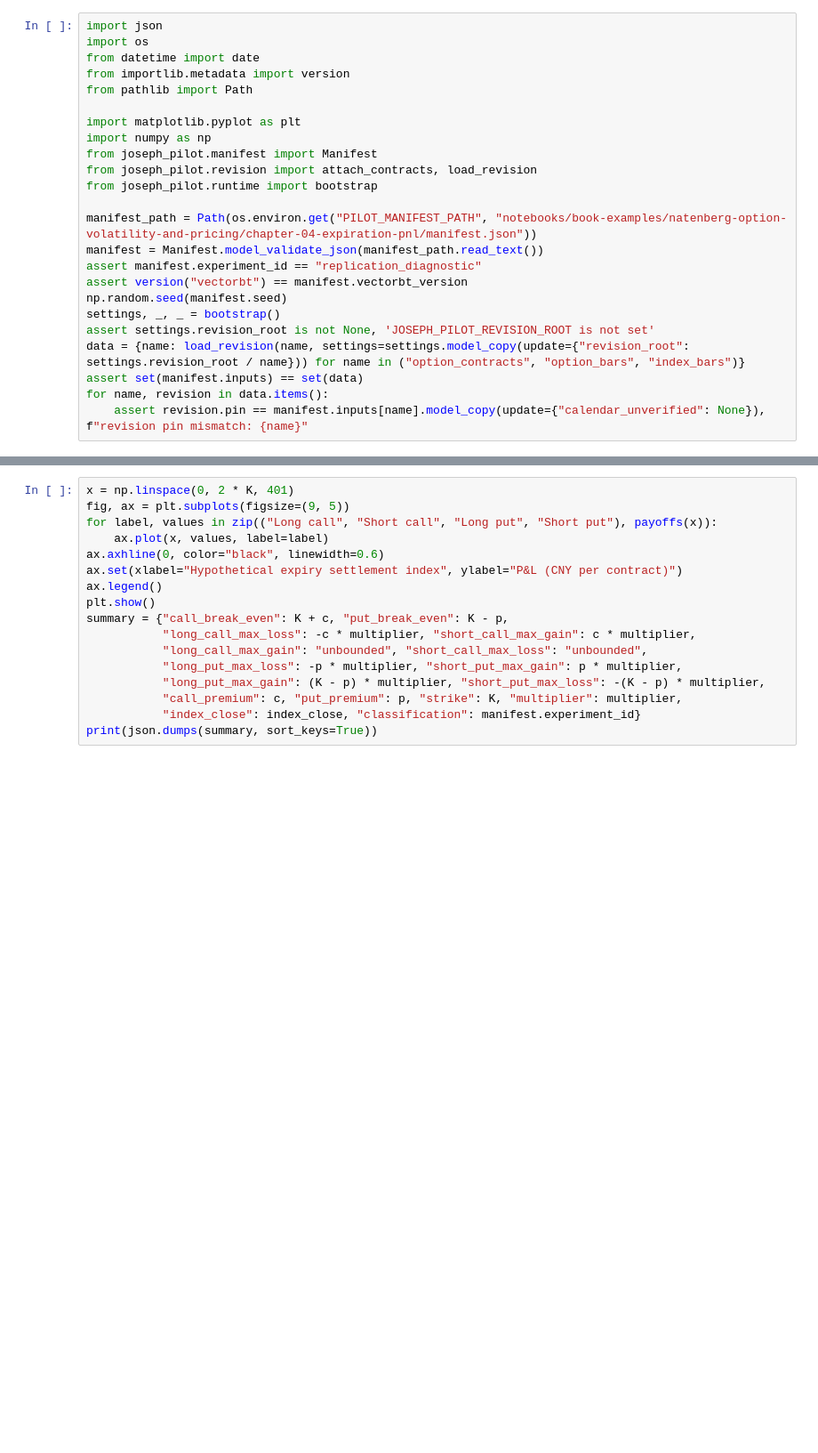
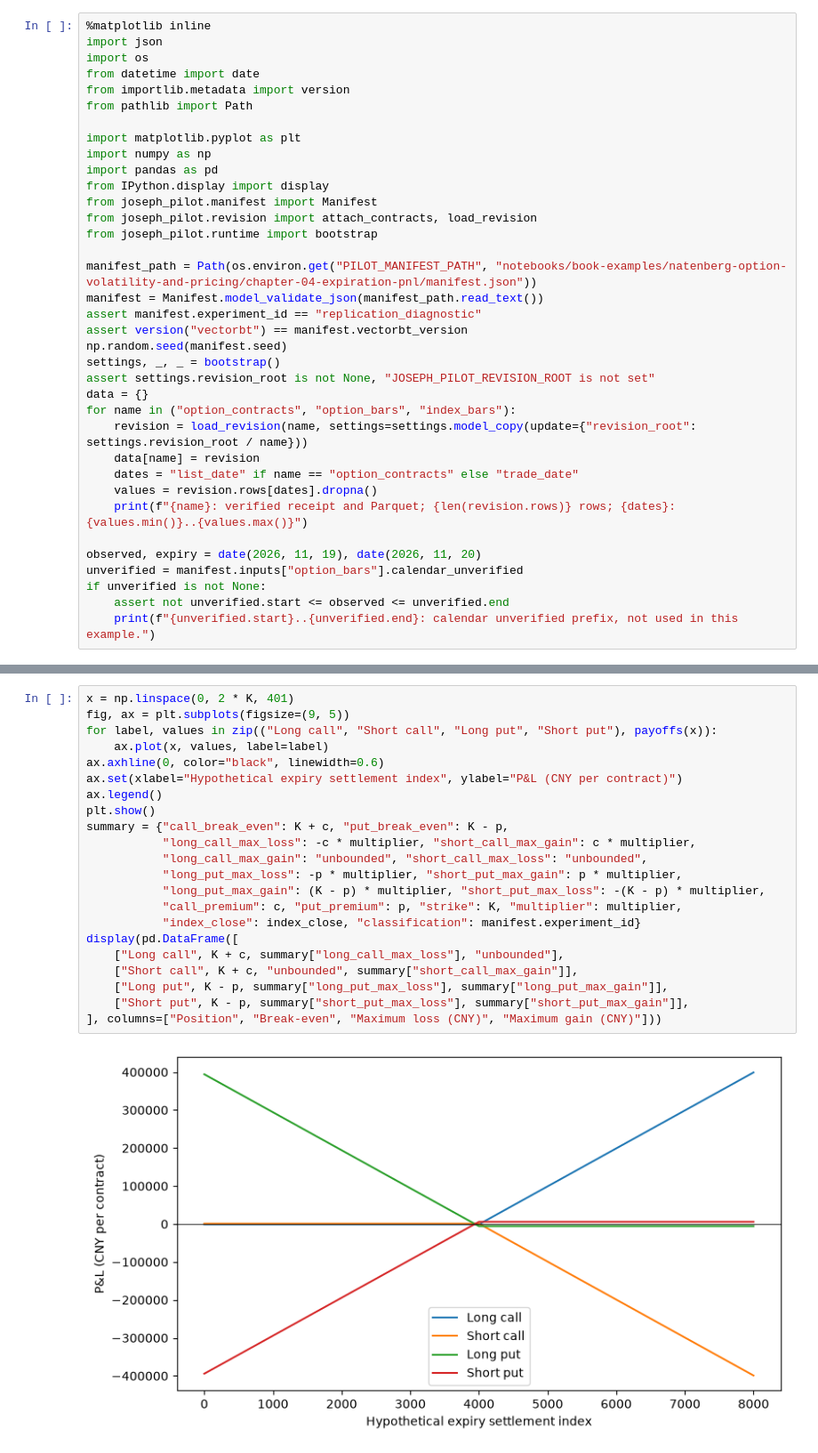
Before and after one commit to hanzhichao2000/joseph-pilot, a Jupyter notebook: notebooks/book-examples/natenberg-option-volatility-and-pricing/chapter-04-expiration-pnl/basic-positions-io.ipynb, the cells around one changed output, grey strips where cells are left out. Shown at 89% size. Saved outputs shown, nothing was run; the diff lists cells and outputs as text; blank space fills up the shorter version.

Commit message:
docs(notebook): restructure B2b notebook with data flow and embedded outputs

```diff
--- a/notebooks/book-examples/natenberg-option-volatility-and-pricing/chapter-04-expiration-pnl/basic-positions-io.ipynb
+++ b/notebooks/book-examples/natenberg-option-volatility-and-pricing/chapter-04-expiration-pnl/basic-positions-io.ipynb
@@ -7,4 +28,5 @@ Set `JOSEPH_PILOT_REVISION_ROOT` to the directory containing the three capabilit
 # %%
+%matplotlib inline
 import json
 import os
 from datetime import date
@@ -13,6 +35,8 @@ from pathlib import Path
 
 import matplotlib.pyplot as plt
 import numpy as np
+import pandas as pd
+from IPython.display import display
 from joseph_pilot.manifest import Manifest
 from joseph_pilot.revision import attach_contracts, load_revision
 from joseph_pilot.runtime import bootstrap
@@ -23,8 +47,17 @@ assert manifest.experiment_id == "replication_diagnostic"
 assert version("vectorbt") == manifest.vectorbt_version
 np.random.seed(manifest.seed)
 settings, _, _ = bootstrap()
-assert settings.revision_root is not None, 'JOSEPH_PILOT_REVISION_ROOT is not set'
-data = {name: load_revision(name, settings=settings.model_copy(update={"revision_root": settings.revision_root / name})) for name in ("option_contracts", "option_bars", "index_bars")}
-assert set(manifest.inputs) == set(data)
-for name, revision in data.items():
-    assert revision.pin == manifest.inputs[name].model_copy(update={"calendar_unverified": None}), f"revision pin mismatch: {name}"
+assert settings.revision_root is not None, "JOSEPH_PILOT_REVISION_ROOT is not set"
+data = {}
+for name in ("option_contracts", "option_bars", "index_bars"):
+    revision = load_revision(name, settings=settings.model_copy(update={"revision_root": settings.revision_root / name}))
+    data[name] = revision
+    dates = "list_date" if name == "option_contracts" else "trade_date"
+    values = revision.rows[dates].dropna()
+    print(f"{name}: verified receipt and Parquet; {len(revision.rows)} rows; {dates}: {values.min()}..{values.max()}")
+
+observed, expiry = date(2026, 11, 19), date(2026, 11, 20)
+unverified = manifest.inputs["option_bars"].calendar_unverified
+if unverified is not None:
+    assert not unverified.start <= observed <= unverified.end
+    print(f"{unverified.start}..{unverified.end}: calendar unverified prefix, not used in this example.")
@@ -71,17 +120,24 @@ assert np.isclose(payoffs(K + c)[0], 0) and np.isclose(payoffs(K - p)[2], 0)
 # %%
 x = np.linspace(0, 2 * K, 401)
 fig, ax = plt.subplots(figsize=(9, 5))
 for label, values in zip(("Long call", "Short call", "Long put", "Short put"), payoffs(x)):
     ax.plot(x, values, label=label)
 ax.axhline(0, color="black", linewidth=0.6)
 ax.set(xlabel="Hypothetical expiry settlement index", ylabel="P&L (CNY per contract)")
 ax.legend()
 plt.show()
 summary = {"call_break_even": K + c, "put_break_even": K - p,
            "long_call_max_loss": -c * multiplier, "short_call_max_gain": c * multiplier,
            "long_call_max_gain": "unbounded", "short_call_max_loss": "unbounded",
            "long_put_max_loss": -p * multiplier, "short_put_max_gain": p * multiplier,
            "long_put_max_gain": (K - p) * multiplier, "short_put_max_loss": -(K - p) * multiplier,
            "call_premium": c, "put_premium": p, "strike": K, "multiplier": multiplier,
            "index_close": index_close, "classification": manifest.experiment_id}
-print(json.dumps(summary, sort_keys=True))
+display(pd.DataFrame([
+    ["Long call", K + c, summary["long_call_max_loss"], "unbounded"],
+    ["Short call", K + c, "unbounded", summary["short_call_max_gain"]],
+    ["Long put", K - p, summary["long_put_max_loss"], summary["long_put_max_gain"]],
+    ["Short put", K - p, summary["short_put_max_loss"], summary["short_put_max_gain"]],
+], columns=["Position", "Break-even", "Maximum loss (CNY)", "Maximum gain (CNY)"]))
+# %% [output]
+[figure, added]
```
Also changed, not shown: parts of 13 cells of this notebook, 1 other file.
